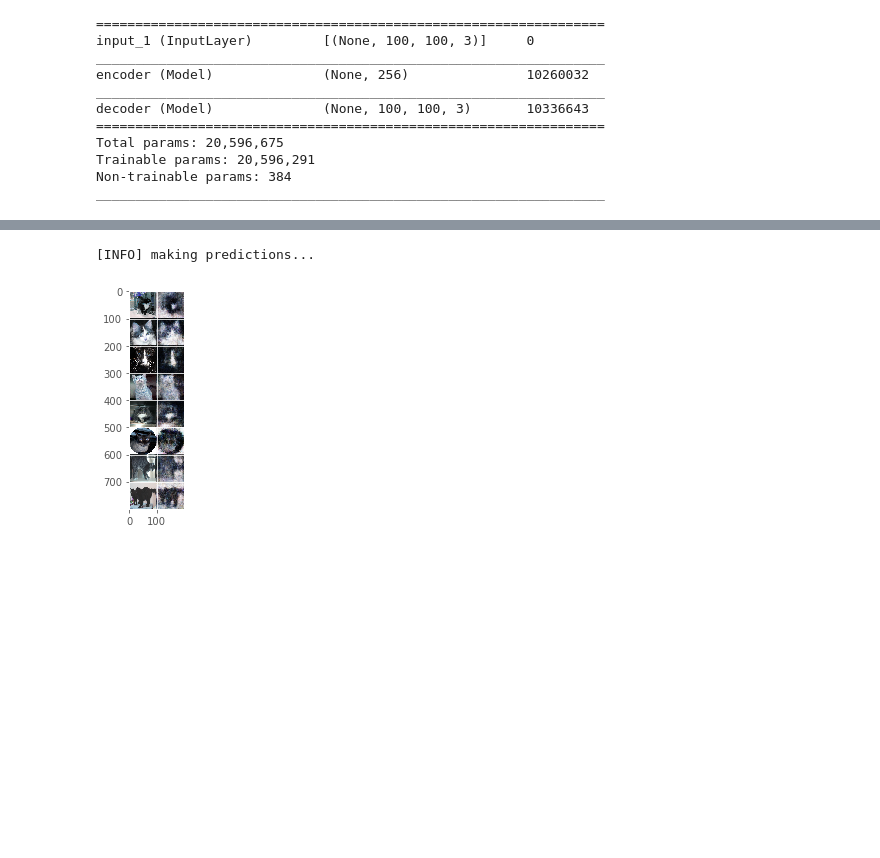
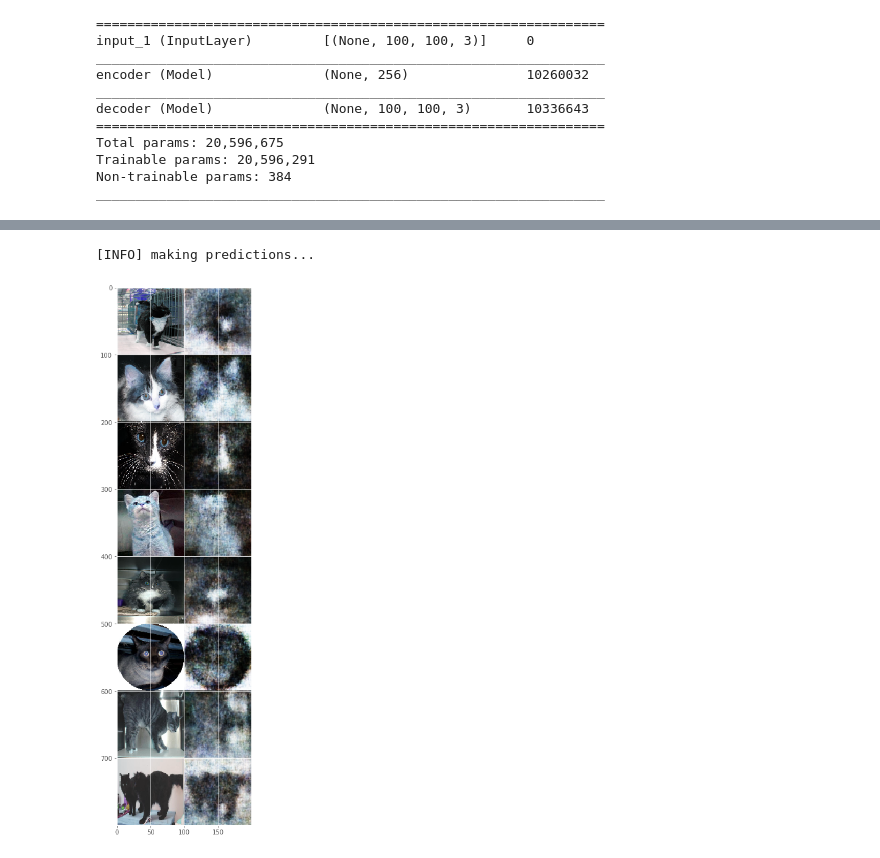
Before and after one commit to emmanuelol/02_keras_py, a Jupyter notebook: experiment/tf_autoencoder_Cats_Dogs.ipynb, the cells around one changed output, grey strips where cells are left out. Cells and saved outputs as stored; diff of their text form; code cells hidden in the pictures; blank space fills up the shorter version.

```diff
--- a/experiment/tf_autoencoder_Cats_Dogs.ipynb
+++ b/experiment/tf_autoencoder_Cats_Dogs.ipynb
@@ -213,37 +215,39 @@ autoencoder = tensorflow.keras.models.load_model(model_path, compile=False)
-# %%
-# use the convolutional autoencoder to make predictions on the
-# testing images, then initialize our list of output images
-print("[INFO] making predictions...")
-decoded = autoencoder.predict(testX)
-outputs = None
-# %% [output]
-[INFO] making predictions...
 # %%
+autoencoder = tensorflow.keras.models.load_model(model_path, compile=False)
+
+# use the convolutional autoencoder to make predictions on the
+# testing images, then initialize our list of output images
+print("[INFO] making predictions...")
+decoded = autoencoder.predict(testX)
+outputs = None
+
 # loop over our number of output samples
 for i in range(0, args["samples"]):
     # grab the original image and reconstructed image
     original = (testX[i] * 255).astype("uint8")
     recon = (decoded[i] * 255).astype("uint8")
 
     # stack the original and reconstructed image side-by-side
     output = np.hstack([original, recon])
 
     # if the outputs array is empty, initialize it as the current
     # side-by-side image display
     if outputs is None:
         outputs = output
 
     # otherwise, vertically stack the outputs
     else:
         outputs = np.vstack([outputs, output])
 
 # save the outputs image to disk
 cv2.imwrite(args["output"], outputs)
 
+plt.figure(figsize=(10*2, 8*2))
 im = cv2.imread(args["output"])
 img_RGB = cv2.cvtColor(im, cv2.COLOR_BGR2RGB)
 im_list = np.asarray(img_RGB)
 plt.imshow(im_list)
 plt.show()
 # %% [output]
+[INFO] making predictions...
-[figure, old version]
+[figure, new version]
```
Also changed, not shown: parts of 11 cells of this notebook.
